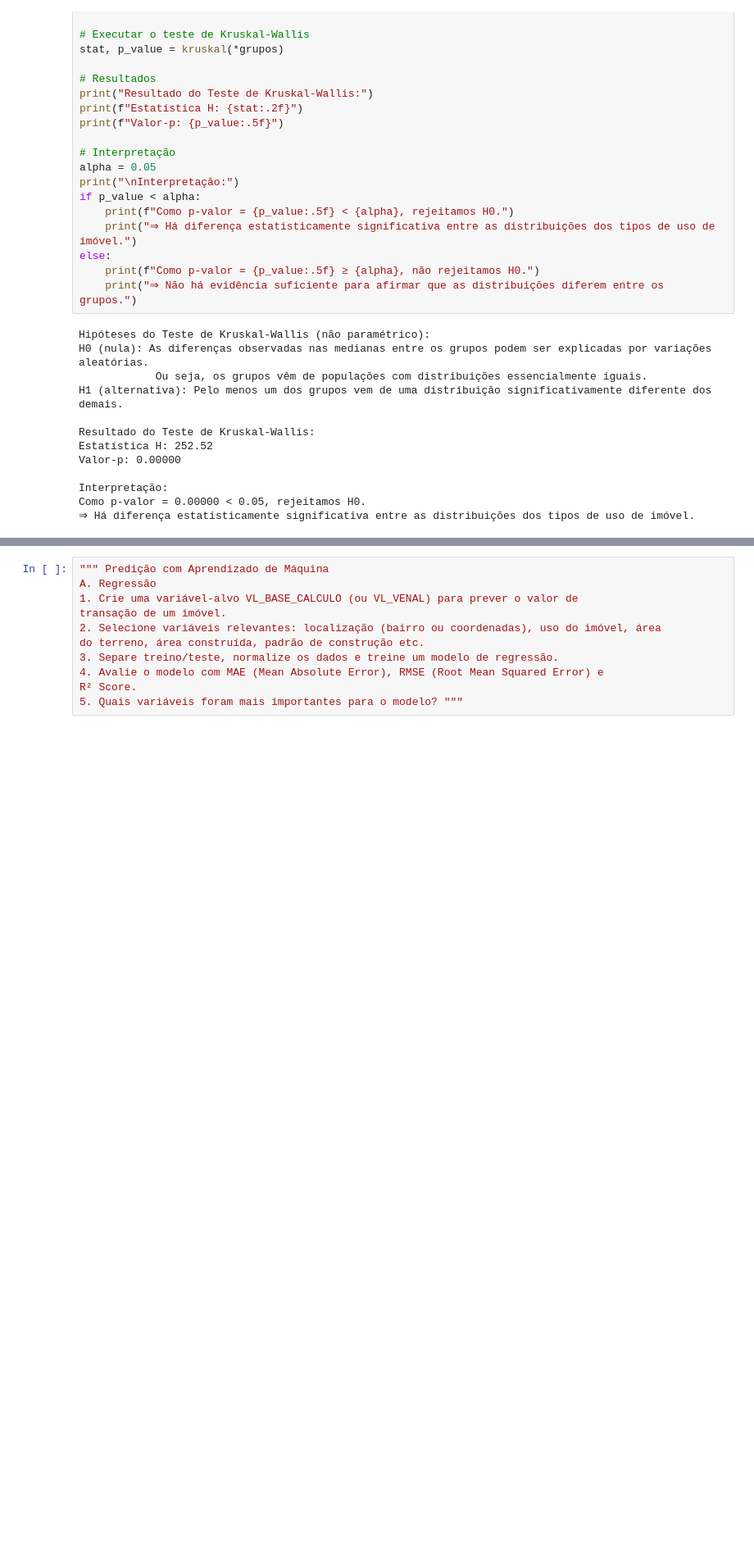
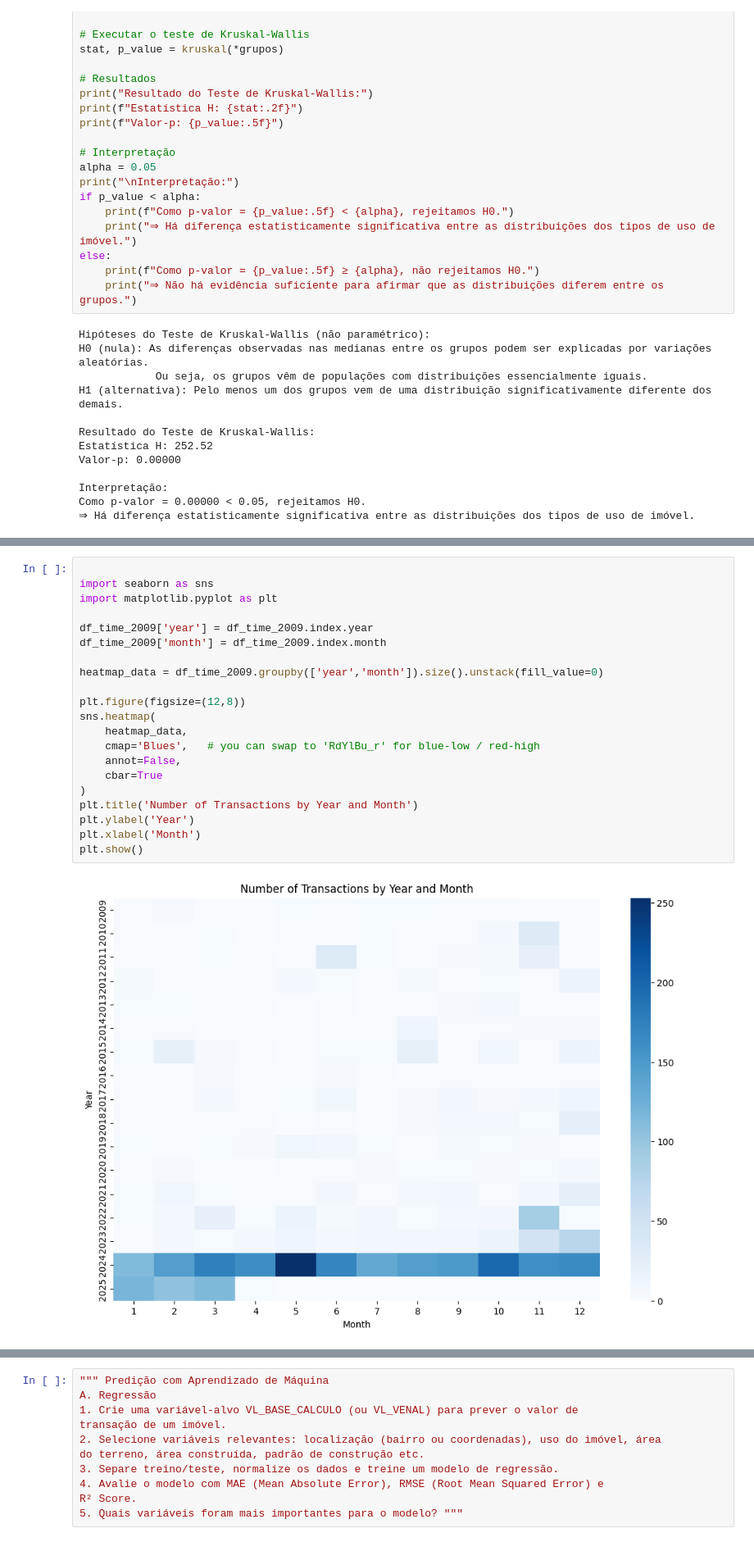
Before and after one commit to lsampaiorocha/housing-prices-Fortaleza, a Jupyter notebook: notebooks/analysis.ipynb, the cells around one changed output, grey strips where cells are left out. Shown at 82% size. Saved outputs shown, nothing was run; the diff lists cells and outputs as text; blank space fills up the shorter version.

```diff
--- a/notebooks/analysis.ipynb
+++ b/notebooks/analysis.ipynb
@@ -778,0 +852,23 @@ TypeError: Only valid with DatetimeIndex, TimedeltaIndex or PeriodIndex, but got
+# %%
+
+import seaborn as sns
+import matplotlib.pyplot as plt
+
+df_time_2009['year'] = df_time_2009.index.year
+df_time_2009['month'] = df_time_2009.index.month
+
+heatmap_data = df_time_2009.groupby(['year','month']).size().unstack(fill_value=0)
+
+plt.figure(figsize=(12,8))
+sns.heatmap(
+    heatmap_data,
+    cmap='Blues',   # you can swap to 'RdYlBu_r' for blue-low / red-high
+    annot=False,
+    cbar=True
+)
+plt.title('Number of Transactions by Year and Month')
+plt.ylabel('Year')
+plt.xlabel('Month')
+plt.show()
+# %% [output]
+[figure, added]
```
Also changed, not shown: parts of 40 cells of this notebook, 2 other files.
